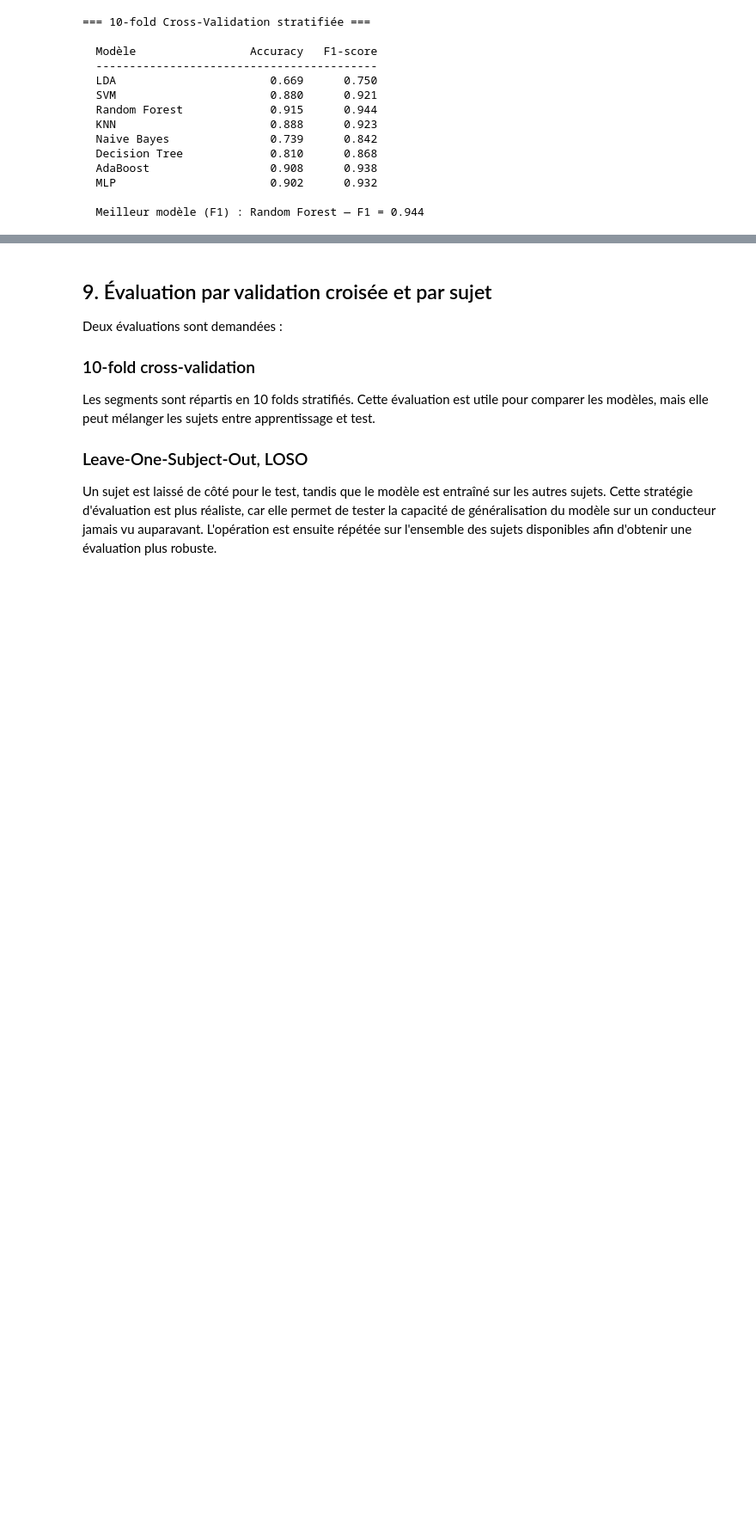
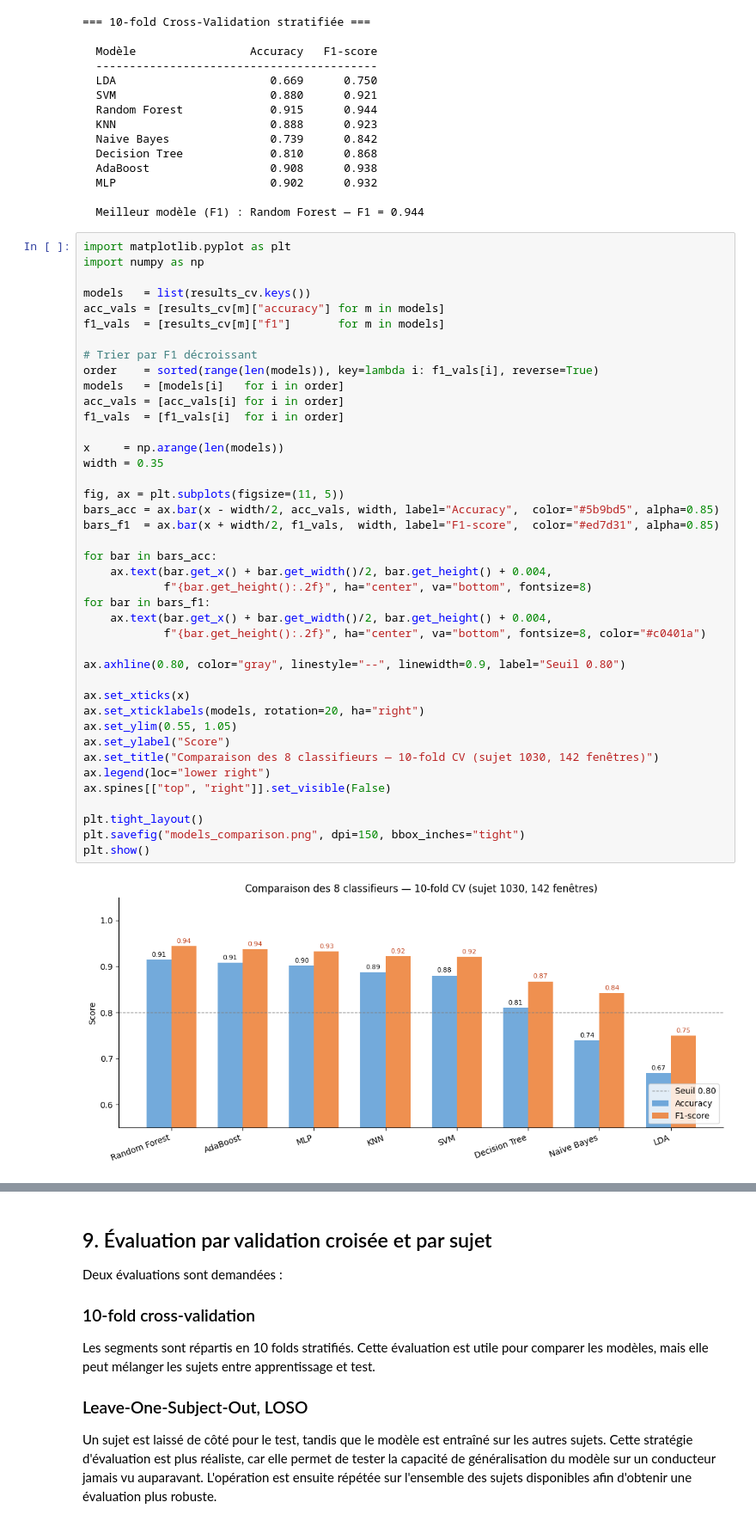
Before and after one commit to Paul72-hub/Neuronanale, a Jupyter notebook: TP.ipynb, the cells around one changed output, grey strips where cells are left out. Shown at 86% size. Drawn from its saved outputs; the diff is of its cells as text; blank space fills up the shorter version.

```diff
--- a/TP.ipynb
+++ b/TP.ipynb
@@ -673,3 +673,46 @@ print(f"\n  Meilleur modèle (F1) : {best_cv} — F1 = {results_cv[best_cv]['f1'
   MLP                       0.902      0.932
 
   Meilleur modèle (F1) : Random Forest — F1 = 0.944
+# %%
+import matplotlib.pyplot as plt
+import numpy as np
+
+models   = list(results_cv.keys())
+acc_vals = [results_cv[m]["accuracy"] for m in models]
+f1_vals  = [results_cv[m]["f1"]       for m in models]
+
+# Trier par F1 décroissant
+order    = sorted(range(len(models)), key=lambda i: f1_vals[i], reverse=True)
+models   = [models[i]   for i in order]
+acc_vals = [acc_vals[i] for i in order]
+f1_vals  = [f1_vals[i]  for i in order]
+
+x     = np.arange(len(models))
+width = 0.35
+
+fig, ax = plt.subplots(figsize=(11, 5))
+bars_acc = ax.bar(x - width/2, acc_vals, width, label="Accuracy",  color="#5b9bd5", alpha=0.85)
+bars_f1  = ax.bar(x + width/2, f1_vals,  width, label="F1-score",  color="#ed7d31", alpha=0.85)
+
+for bar in bars_acc:
+    ax.text(bar.get_x() + bar.get_width()/2, bar.get_height() + 0.004,
+            f"{bar.get_height():.2f}", ha="center", va="bottom", fontsize=8)
+for bar in bars_f1:
+    ax.text(bar.get_x() + bar.get_width()/2, bar.get_height() + 0.004,
+            f"{bar.get_height():.2f}", ha="center", va="bottom", fontsize=8, color="#c0401a")
+
+ax.axhline(0.80, color="gray", linestyle="--", linewidth=0.9, label="Seuil 0.80")
+
+ax.set_xticks(x)
+ax.set_xticklabels(models, rotation=20, ha="right")
+ax.set_ylim(0.55, 1.05)
+ax.set_ylabel("Score")
+ax.set_title("Comparaison des 8 classifieurs — 10-fold CV (sujet 1030, 142 fenêtres)")
+ax.legend(loc="lower right")
+ax.spines[["top", "right"]].set_visible(False)
+
+plt.tight_layout()
+plt.savefig("models_comparison.png", dpi=150, bbox_inches="tight")
+plt.show()
+# %% [output]
+[figure, added]
```
Also changed, not shown: parts of 3 cells of this notebook, 1 other file.
